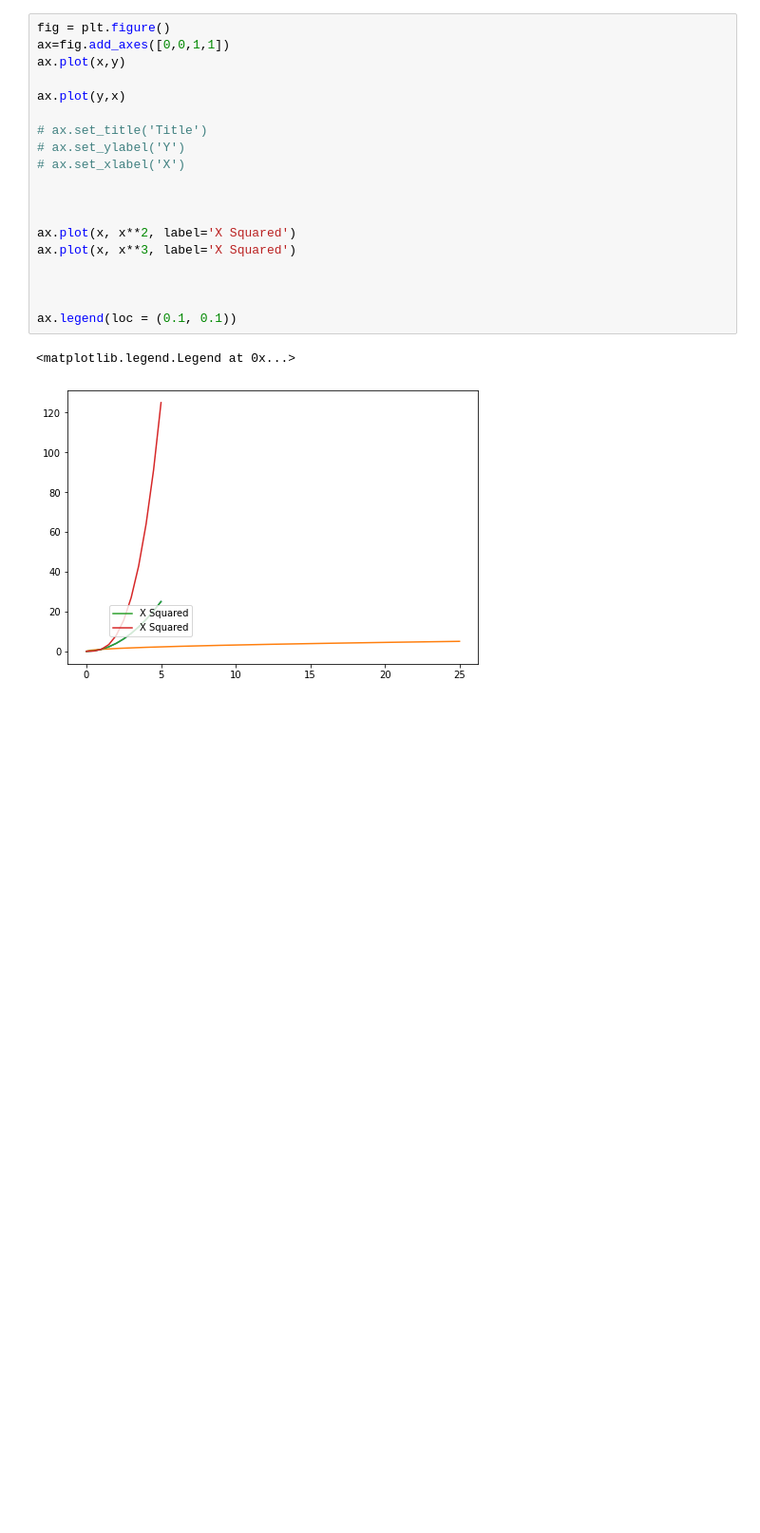
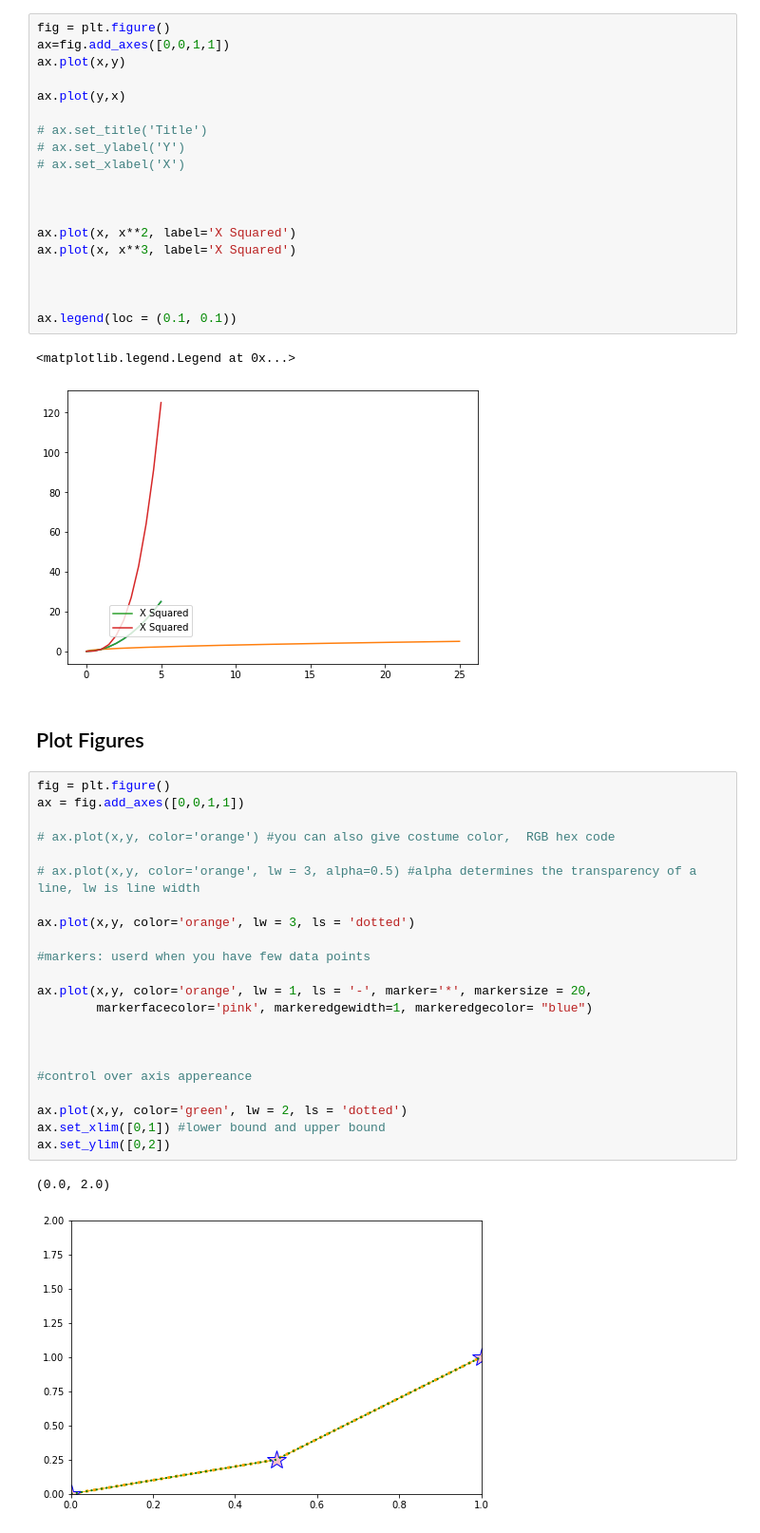
Before and after one commit to subedisapana/python-for-data-science, a Jupyter notebook: 04-Data Visualization-Matplotlib/Matplotlib-Part2.ipynb, the cells around one changed output. Shown at 95% size. Saved outputs shown, nothing was run; the diff lists cells and outputs as text; blank space fills up the shorter version.

```diff
--- a/04-Data Visualization-Matplotlib/Matplotlib-Part2.ipynb
+++ b/04-Data Visualization-Matplotlib/Matplotlib-Part2.ipynb
@@ -71,3 +107,30 @@ ax.legend(loc = (0.1, 0.1))
 # %% [output]
 <matplotlib.legend.Legend at 0x...>
 [figure]
+# %% [markdown]
+## Plot Figures
+# %%
+fig = plt.figure()
+ax = fig.add_axes([0,0,1,1])
+
+# ax.plot(x,y, color='orange') #you can also give costume color,  RGB hex code
+
+# ax.plot(x,y, color='orange', lw = 3, alpha=0.5) #alpha determines the transparency of a line, lw is line width
+
+ax.plot(x,y, color='orange', lw = 3, ls = 'dotted')
+
+#markers: userd when you have few data points
+
+ax.plot(x,y, color='orange', lw = 1, ls = '-', marker='*', markersize = 20,
+        markerfacecolor='pink', markeredgewidth=1, markeredgecolor= "blue")
+
+
+
+#control over axis appereance
+
+ax.plot(x,y, color='green', lw = 2, ls = 'dotted')
+ax.set_xlim([0,1]) #lower bound and upper bound
+ax.set_ylim([0,2])
+# %% [output]
+(0.0, 2.0)
+[figure, added]
```
Also changed, not shown: parts of 17 cells of this notebook, 2 other files.
